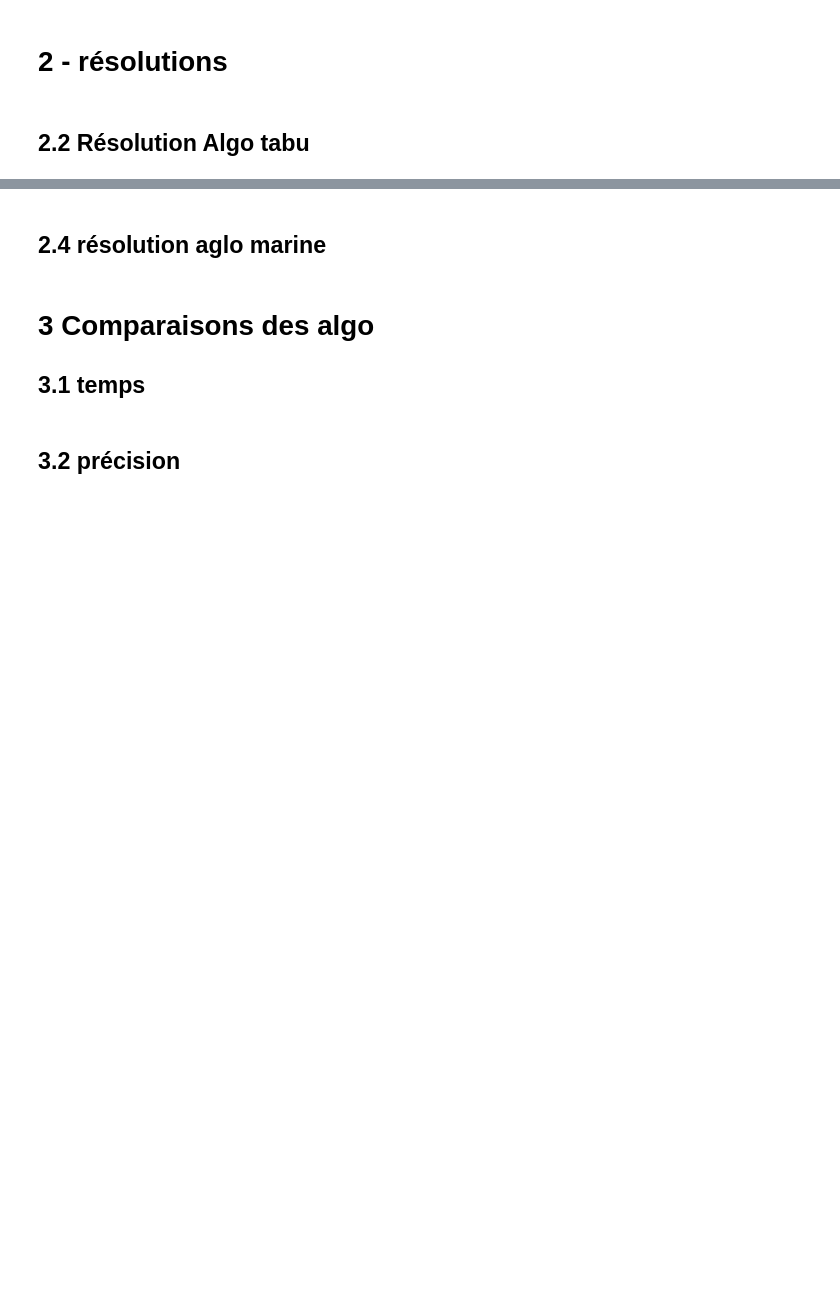
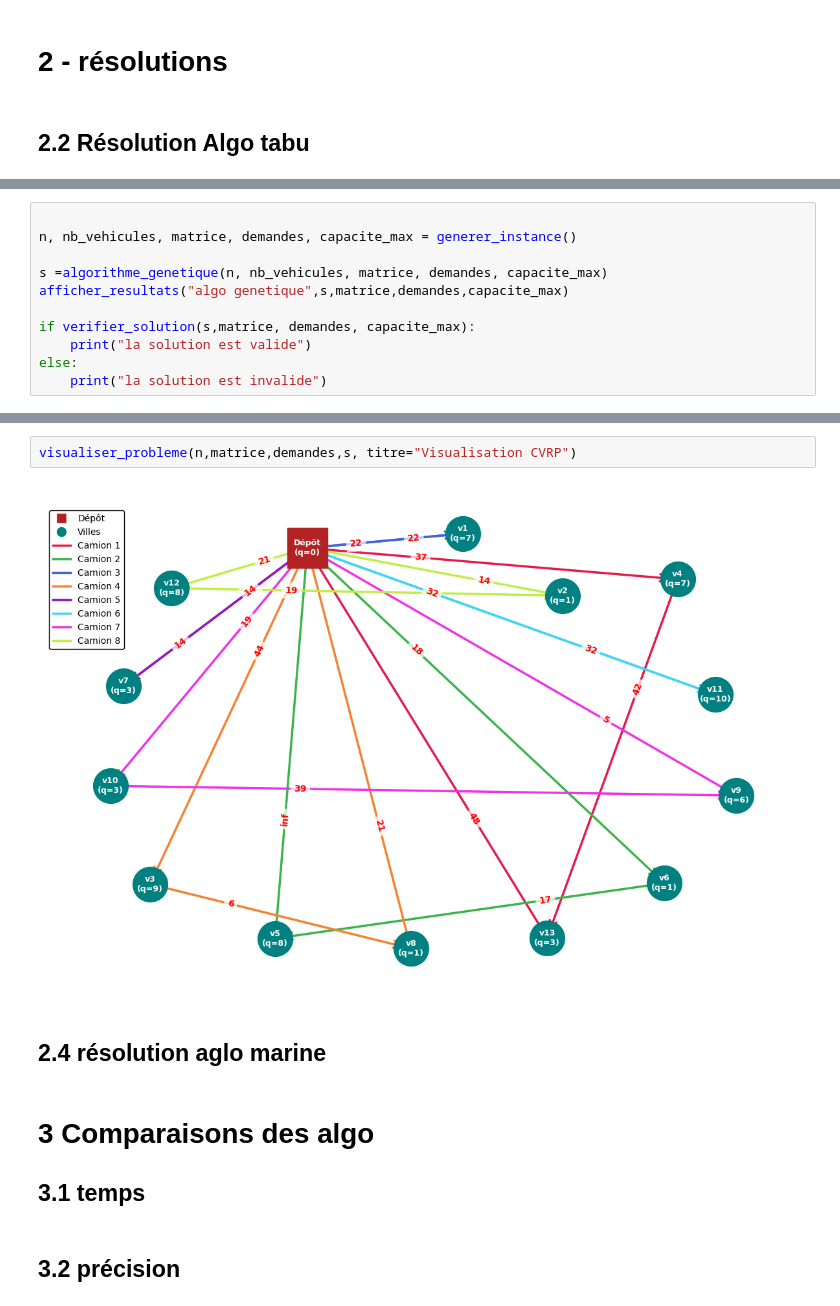
Before and after one commit to mxriine-mz/Green-VRP-Algorithms, a Jupyter notebook: ProjetFinal.ipynb, the cells around one changed output, grey strips where cells are left out. Cells and saved outputs as stored; diff of their text form; blank space fills up the shorter version.

Commit message:
feat(notebook): algo genetique

```diff
--- a/ProjetFinal.ipynb
+++ b/ProjetFinal.ipynb
@@ -205,0 +428,11 @@ def verifier_solution(solution, matrice, demandes, capacite_max):
+# %%
+
+n, nb_vehicules, matrice, demandes, capacite_max = generer_instance()
+
+s =algorithme_genetique(n, nb_vehicules, matrice, demandes, capacite_max)
+afficher_resultats("algo genetique",s,matrice,demandes,capacite_max)
+
+if verifier_solution(s,matrice, demandes, capacite_max):
+    print("la solution est valide")
+else:
+    print("la solution est invalide")
@@ -206,3 +457,7 @@ def verifier_solution(solution, matrice, demandes, capacite_max):
+# %%
+visualiser_probleme(n,matrice,demandes,s, titre="Visualisation CVRP")
+# %% [output]
+[figure, added]
 # %% [markdown]
 ## 2.4 résolution aglo marine
 # %% [markdown]
```
Also changed, not shown: parts of 12 cells of this notebook.
